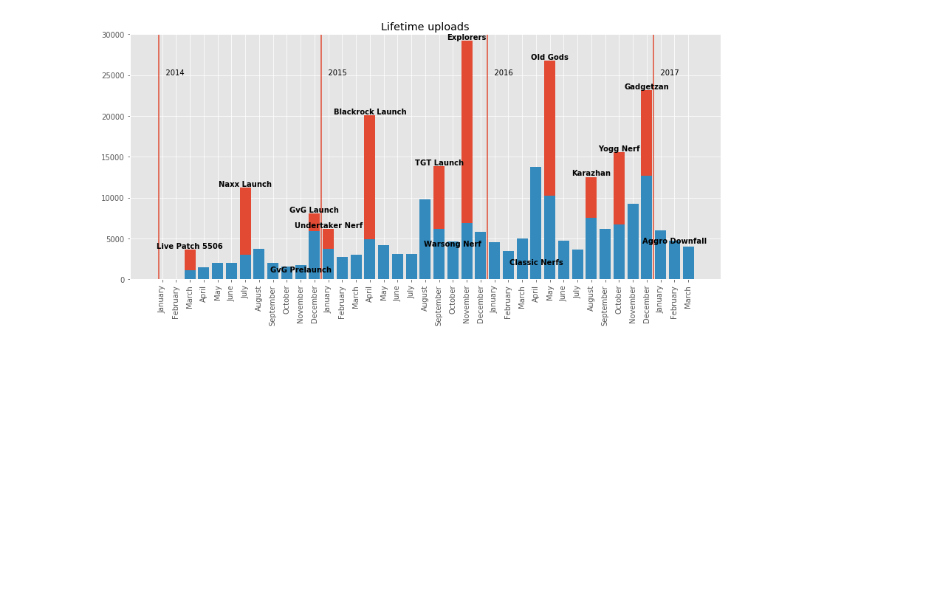
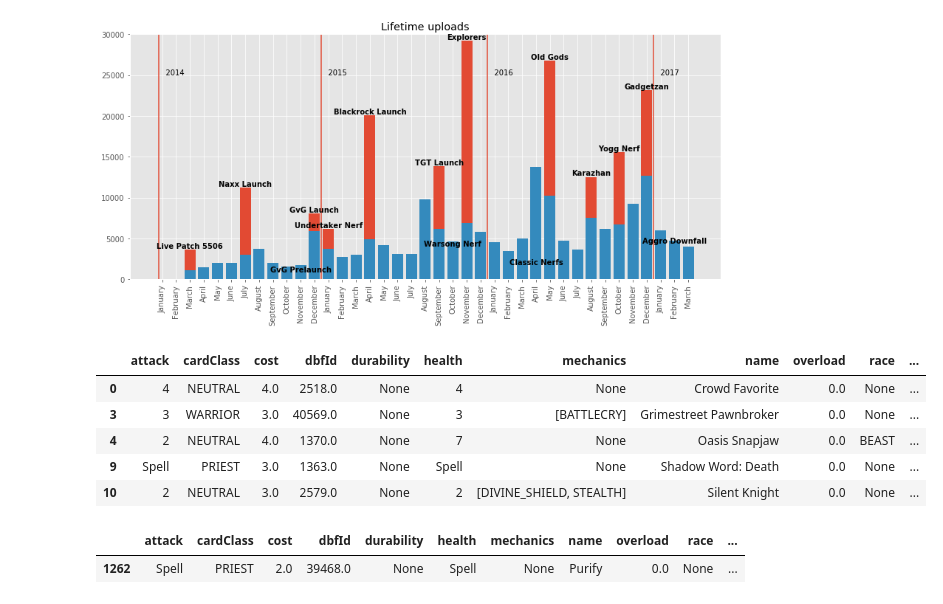
Before and after one commit to NJacobsohn/Hearthstone-Data-Analysis, a Jupyter notebook: EDA_plotting.ipynb, the cells around one changed output. Drawn from its saved outputs; the diff is of its cells as text; code cells hidden in the pictures; blank space fills up the shorter version.

```diff
--- a/EDA_plotting.ipynb
+++ b/EDA_plotting.ipynb
@@ -1039,3 +1039,17 @@ plt.tight_layout()
 plt.savefig('img/month_versus_patch.png')
 # %% [output]
 [figure]
+# %%
+json_df.head()
+# %% [output]
+|  | attack | cardClass | cost | dbfId | durability | health | mechanics | name | overload | race | ... |
+| 0 | 4 | NEUTRAL | 4.0 | 2518.0 | None | 4 | None | Crowd Favorite | 0.0 | None | ... |
+| 3 | 3 | WARRIOR | 3.0 | 40569.0 | None | 3 | [BATTLECRY] | Grimestreet Pawnbroker | 0.0 | None | ... |
+| 4 | 2 | NEUTRAL | 4.0 | 1370.0 | None | 7 | None | Oasis Snapjaw | 0.0 | BEAST | ... |
+| 9 | Spell | PRIEST | 3.0 | 1363.0 | None | Spell | None | Shadow Word: Death | 0.0 | None | ... |
+| 10 | 2 | NEUTRAL | 3.0 | 2579.0 | None | 2 | [DIVINE_SHIELD, STEALTH] | Silent Knight | 0.0 | None | ... |
+# %%
+json_df[json_df['name'] == 'Purify']
+# %% [output]
+|  | attack | cardClass | cost | dbfId | durability | health | mechanics | name | overload | race | ... |
+| 1262 | Spell | PRIEST | 2.0 | 39468.0 | None | Spell | None | Purify | 0.0 | None | ... |
```
Also changed, not shown: parts of 15 cells of this notebook, 1 other file.
